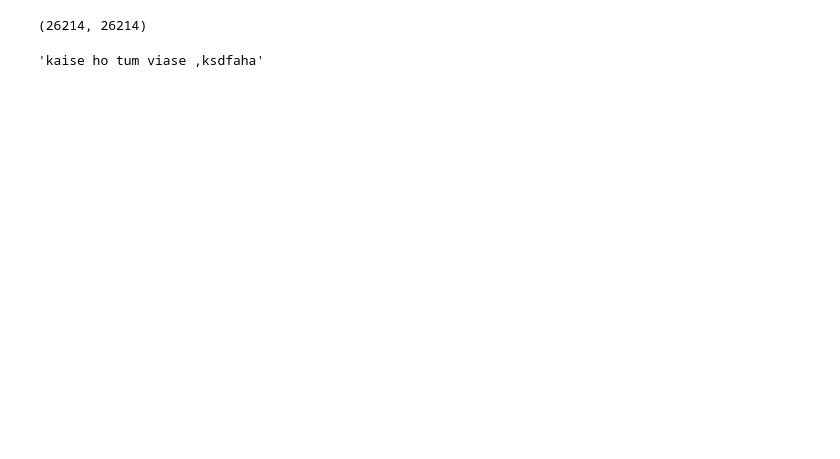
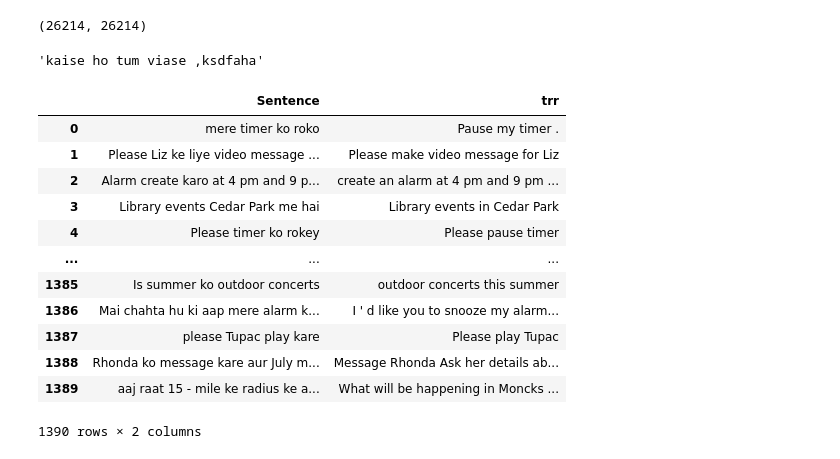
Before and after one commit to RohanHBTU/Attention_hing_en, a Jupyter notebook: bleu-score-test.ipynb, the cells around one changed output. Saved outputs shown, nothing was run; the diff lists cells and outputs as text; code cells hidden in the pictures; blank space fills up the shorter version.

```diff
--- a/bleu-score-test.ipynb
+++ b/bleu-score-test.ipynb
@@ -86,4 +98,24 @@ def t_text(line):
         else:
             string=string+j+' '
     return string.lower().strip()
+# %%
+import pandas as pd
+data_val=pd.read_csv('/kaggle/input/validate-bleu/validation.tsv',sep='\t')
+data_val=data_val[['cs_query','en_query']]
+data_val=data_val.rename(columns={'cs_query':'Sentence','en_query':'trr'})
+data_val
+# %% [output]
+|  | Sentence | trr |
+| 0 | mere timer ko roko | Pause my timer . |
+| 1 | Please Liz ke liye video message ... | Please make video message for Liz |
+| 2 | Alarm create karo at 4 pm and 9 p... | create an alarm at 4 pm and 9 pm ... |
+| 3 | Library events Cedar Park me hai | Library events in Cedar Park |
+| 4 | Please timer ko rokey | Please pause timer |
+| ... | ... | ... |
+| 1385 | Is summer ko outdoor concerts | outdoor concerts this summer |
+| 1386 | Mai chahta hu ki aap mere alarm k... | I ' d like you to snooze my alarm... |
+| 1387 | please Tupac play kare | Please play Tupac |
+| 1388 | Rhonda ko message kare aur July m... | Message Rhonda Ask her details ab... |
+| 1389 | aaj raat 15 - mile ke radius ke a... | What will be happening in Moncks ... |
+1390 rows × 2 columns
 # %%
```
Also changed, not shown: parts of 29 cells of this notebook.
